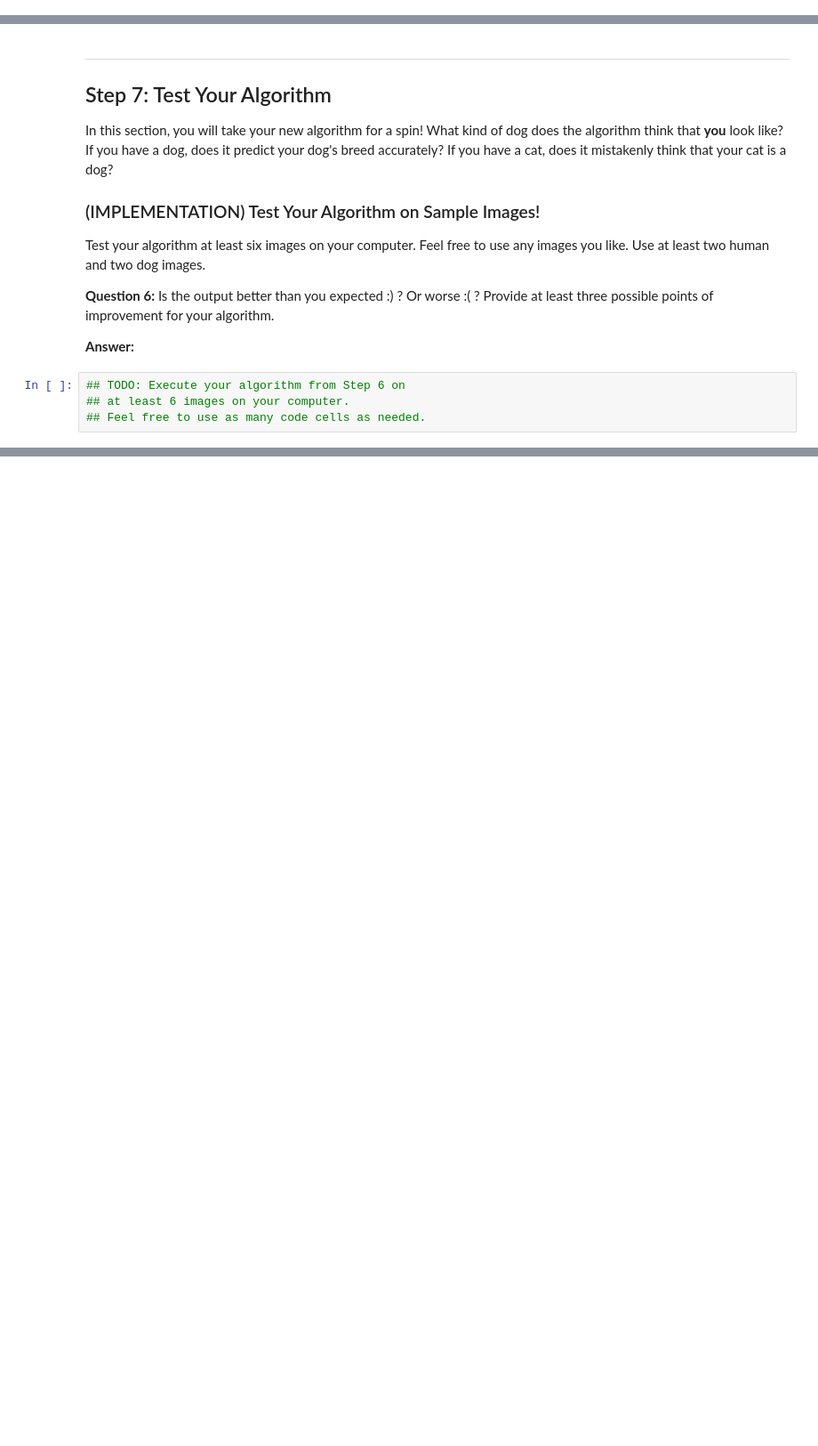
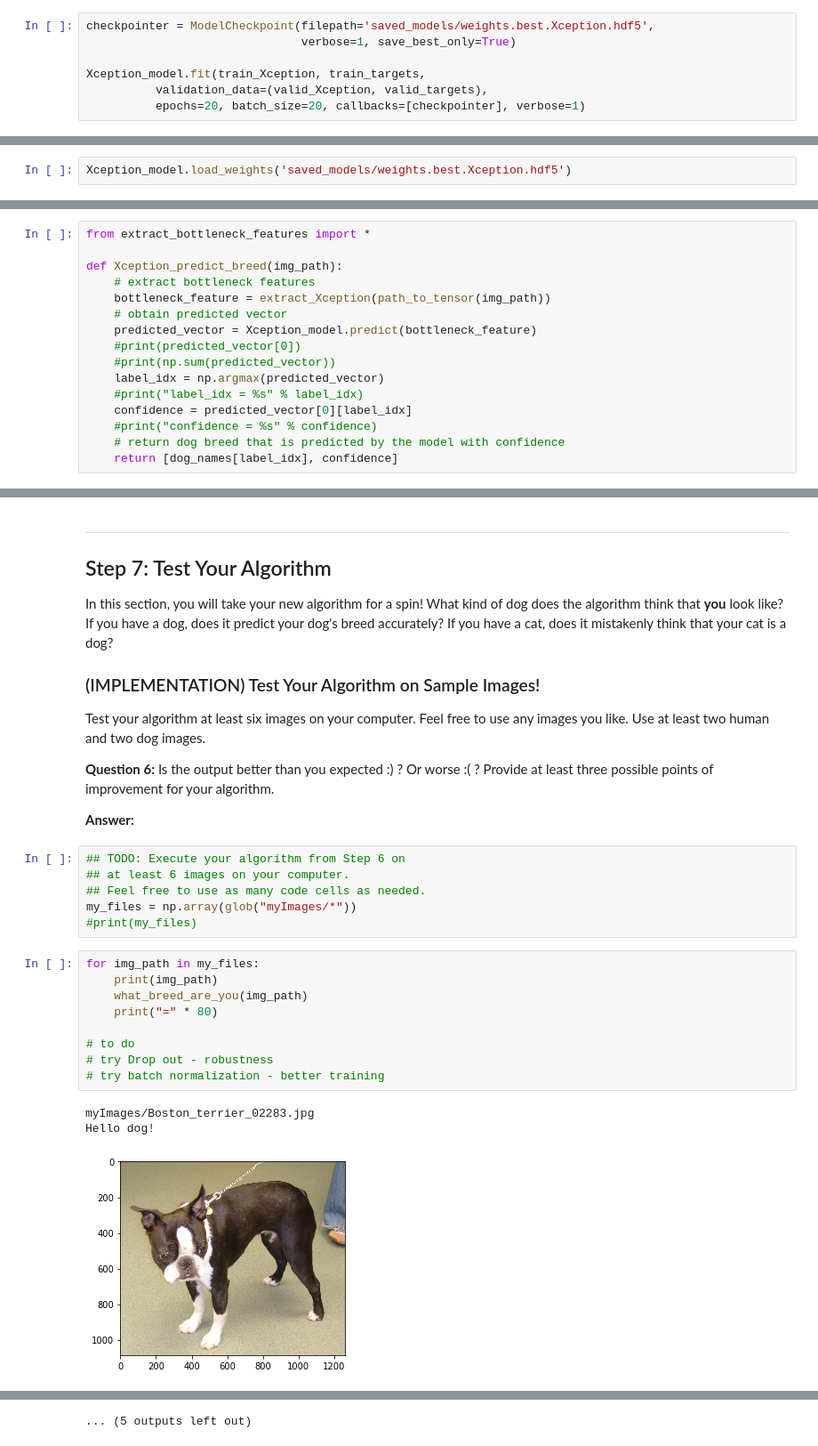
Before and after one commit to keithwoody/dog-project, a Jupyter notebook: dog_app.ipynb, the cells around one changed output, grey strips where cells are left out. Shown at 89% size. Drawn from its saved outputs; the diff is of its cells as text; blank space fills up the shorter version.

```diff
--- a/dog_app.ipynb
+++ b/dog_app.ipynb
@@ -669,0 +703,7 @@ You are welcome to [augment the training data](https://blog.keras.io/building-po
+# %%
+checkpointer = ModelCheckpoint(filepath='saved_models/weights.best.Xception.hdf5',
+                               verbose=1, save_best_only=True)
+
+Xception_model.fit(train_Xception, train_targets,
+          validation_data=(valid_Xception, valid_targets),
+          epochs=20, batch_size=20, callbacks=[checkpointer], verbose=1)
@@ -674,3 +731,5 @@ You are welcome to [augment the training data](https://blog.keras.io/building-po
+# %%
+Xception_model.load_weights('saved_models/weights.best.Xception.hdf5')
 # %% [markdown]
 ### (IMPLEMENTATION) Test the Model
 
@@ -698,3 +761,19 @@ where `{network}`, in the above filename, should be one of `VGG19`, `Resnet50`,
+# %%
+from extract_bottleneck_features import *
+
+def Xception_predict_breed(img_path):
+    # extract bottleneck features
+    bottleneck_feature = extract_Xception(path_to_tensor(img_path))
+    # obtain predicted vector
+    predicted_vector = Xception_model.predict(bottleneck_feature)
+    #print(predicted_vector[0])
+    #print(np.sum(predicted_vector))
+    label_idx = np.argmax(predicted_vector)
+    #print("label_idx = %s" % label_idx)
+    confidence = predicted_vector[0][label_idx]
+    #print("confidence = %s" % confidence)
+    # return dog breed that is predicted by the model with confidence
+    return [dog_names[label_idx], confidence]
 # %% [markdown]
 ---
 <a id='step6'></a>
@@ -734,3 +855,18 @@ __Answer:__
 ## TODO: Execute your algorithm from Step 6 on
 ## at least 6 images on your computer.
 ## Feel free to use as many code cells as needed.
+my_files = np.array(glob("myImages/*"))
+#print(my_files)
+# %%
+for img_path in my_files:
+    print(img_path)
+    what_breed_are_you(img_path)
+    print("=" * 80)
+
+# to do
+# try Drop out - robustness
+# try batch normalization - better training
+# %% [output]
+myImages/Boston_terrier_02283.jpg
+Hello dog!
+[figure, added]
@@ -736,0 +897 @@ __Answer:__
+... (5 outputs left out)
```
Also changed, not shown: parts of 24 cells of this notebook.
